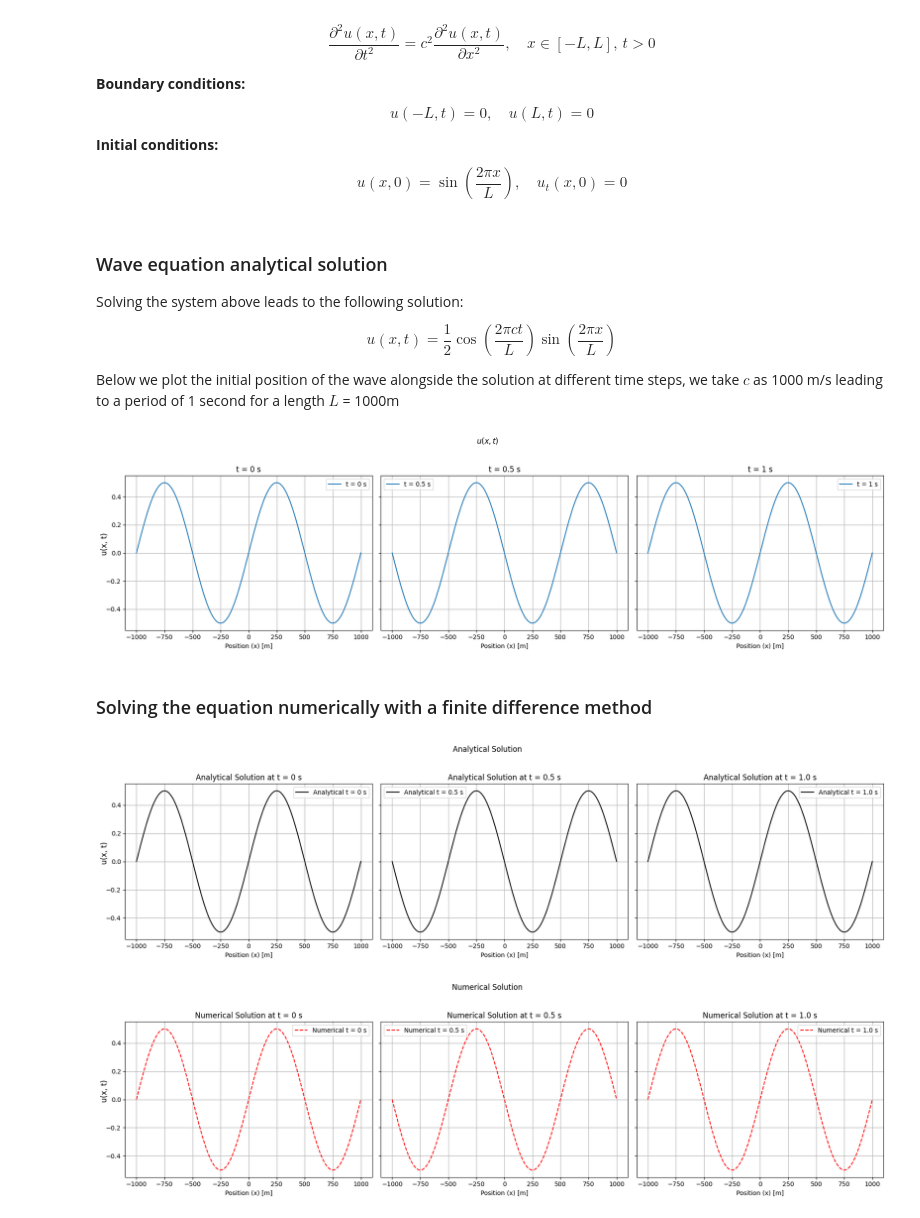
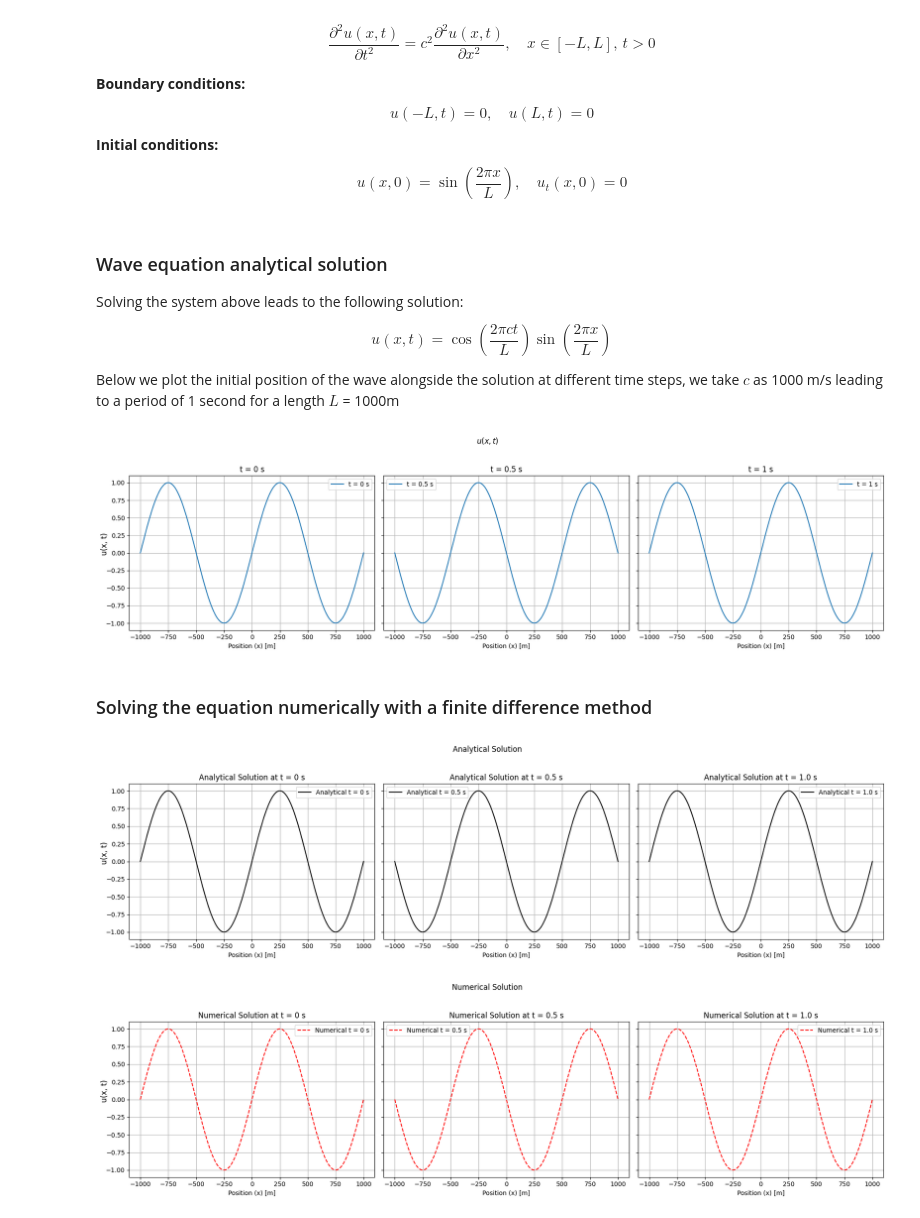
Before and after one commit to dt-17/Devito-UROP-MSci, a Jupyter notebook: acoustic-test.ipynb, the cells around one changed output. Cells and saved outputs as stored; diff of their text form; code cells hidden in the pictures.

```diff
--- a/acoustic-test.ipynb
+++ b/acoustic-test.ipynb
@@ -27,38 +27,38 @@ import matplotlib.pyplot as plt
 
 Solving the system above leads to the following solution:
 
-$$ u(x, t) = \frac{1}{2} \cos(\frac{2 \pi c t}{L}) \sin(\frac{2 \pi x}{L}) $$
+$$ u(x, t) = \cos(\frac{2 \pi c t}{L}) \sin(\frac{2 \pi x}{L}) $$
 
 Below we plot the initial position of the wave alongside the solution at different time steps, we take $c$ as 1000 m/s leading to a period of 1 second for a length $L$ = 1000m
 # %%
 # define constants
 L = 1000
 c = 1000
 t_values = [0, 0.5, 1]
 x = np.linspace(-L, L, 201)
 
 # define analytical solution
 def u(x, t, c, L):
-    return 0.5*np.cos(2*np.pi*c*t/L)*np.sin(2*np.pi*x/L)
+    return np.cos(2*np.pi*c*t/L)*np.sin(2*np.pi*x/L)
 
 # set up the figure and three subplots
 fig, axs = plt.subplots(1, 3, figsize=(18, 5), sharey=True)
 
 # plot the wave solution at each specified time step in side-by-side subplots
 for i, t in enumerate(t_values):
     axs[i].plot(x, u(x, t, c, L), label=f"t = {t} s")
     axs[i].set_xlabel("Position (x) [m]")
     axs[i].set_title(f"t = {t} s")
     axs[i].legend()
     axs[i].grid(True)
 
 # set the y-axis label for the entire figure
 fig.supylabel("u(x, t)")
 fig.suptitle("$u(x, t)$")
 plt.tight_layout(rect=[0, 0, 1, 0.95])
 plt.show()
 # %% [output]
-[figure, old version]
+[figure, new version]
 # %% [markdown]
 ### Solving the equation numerically with a finite difference method
 # %%
@@ -78,8 +78,7 @@ x = np.linspace(-L, L, N) # Spatial grid
 Nt = int(T / dt) + 1
 
 # Initialize the wave field
-# apply a factor of 0.5 to the initial field to mirror analytical solution
-u = 0.5*np.sin(2 * np.pi * x / L)        # Initial condition u(x, 0)
+u = np.sin(2 * np.pi * x / L)        # Initial condition u(x, 0)
 u_prev = u.copy()                    # Initial velocity is zero: u_t(x, 0) = 0, so u at t=-1 = u at t=0
 u_next = np.zeros(N)                 # Placeholder for the next time step
 
@@ -108,7 +107,7 @@ for n in range(Nt):
 
 # Analytical Solution
 def analytical_solution(x, t, c, L):
-    return 0.5 * np.cos(2 * np.pi * c * t / L) * np.sin(2 * np.pi * x / L)
+    return np.cos(2 * np.pi * c * t / L) * np.sin(2 * np.pi * x / L)
 
 ## Plotting the analytical solution
 fig1, axs1 = plt.subplots(1, 3, figsize=(18, 5), sharey=True)
@@ -151,8 +150,8 @@ plt.tight_layout(rect=[0, 0, 1, 0.95])
 
 plt.show()
 # %% [output]
-[figure, old version]
+[figure, new version]
-[figure, old version]
+[figure, new version]
 # %%
 # Define tolerances
 rtol = 1e-4
```
Also changed, not shown: parts of 2 cells of this notebook.
